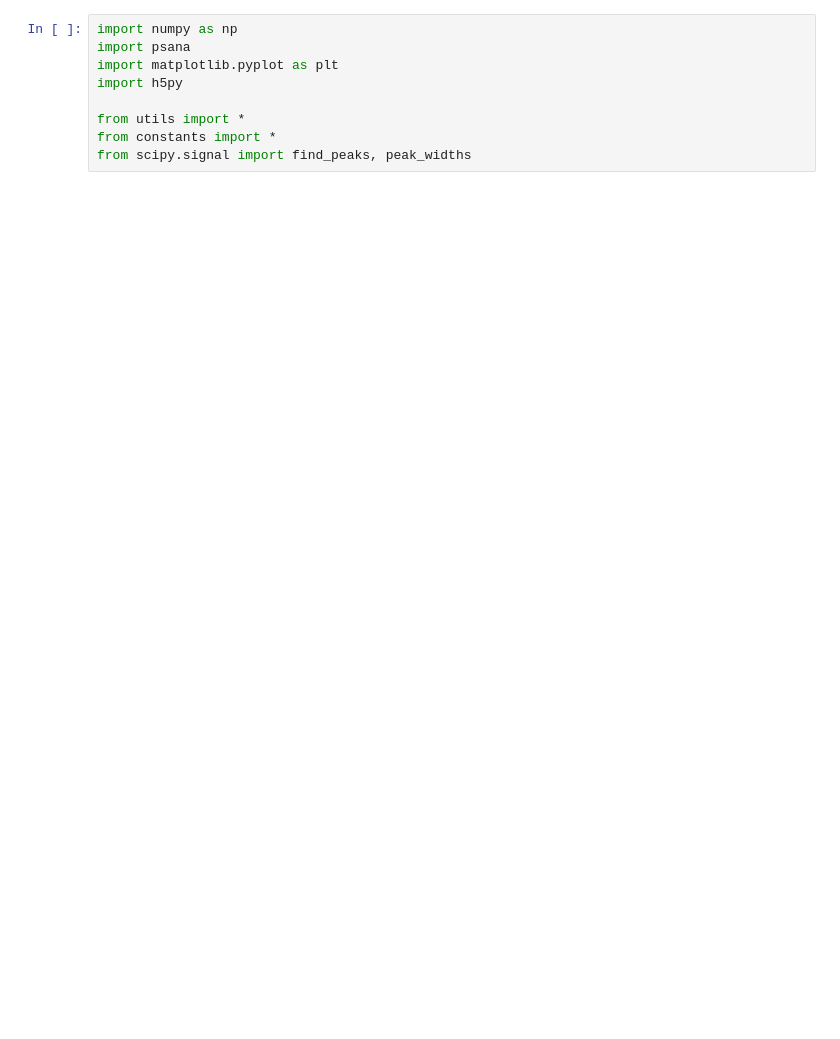
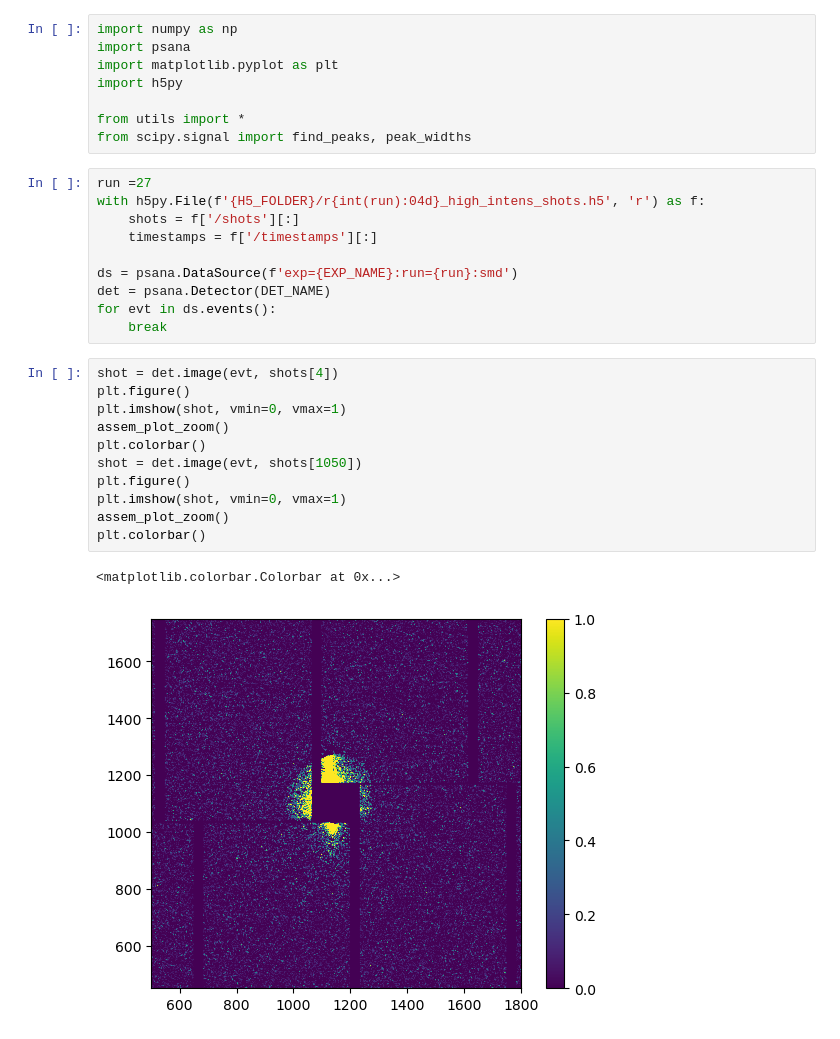
Before and after one commit to FXIhub/LCLS-CXI-1008449, a Jupyter notebook: PA-stuff/filter_high_inten.ipynb, the cells around one changed output. Saved outputs shown, nothing was run; the diff lists cells and outputs as text; blank space fills up the shorter version.

```diff
--- a/PA-stuff/filter_high_inten.ipynb
+++ b/PA-stuff/filter_high_inten.ipynb
@@ -5,5 +5,28 @@ import matplotlib.pyplot as plt
 import h5py
 
 from utils import *
-from constants import *
 from scipy.signal import find_peaks, peak_widths
+# %%
+run =27
+with h5py.File(f'{H5_FOLDER}/r{int(run):04d}_high_intens_shots.h5', 'r') as f:
+    shots = f['/shots'][:]
+    timestamps = f['/timestamps'][:]
+
+ds = psana.DataSource(f'exp={EXP_NAME}:run={run}:smd')
+det = psana.Detector(DET_NAME)
+for evt in ds.events():
+    break
+# %%
+shot = det.image(evt, shots[4])
+plt.figure()
+plt.imshow(shot, vmin=0, vmax=1)
+assem_plot_zoom()
+plt.colorbar()
+shot = det.image(evt, shots[1050])
+plt.figure()
+plt.imshow(shot, vmin=0, vmax=1)
+assem_plot_zoom()
+plt.colorbar()
+# %% [output]
+<matplotlib.colorbar.Colorbar at 0x...>
+[figure, added]
```
Also changed, not shown: parts of 3 cells of this notebook, 14 other files.
